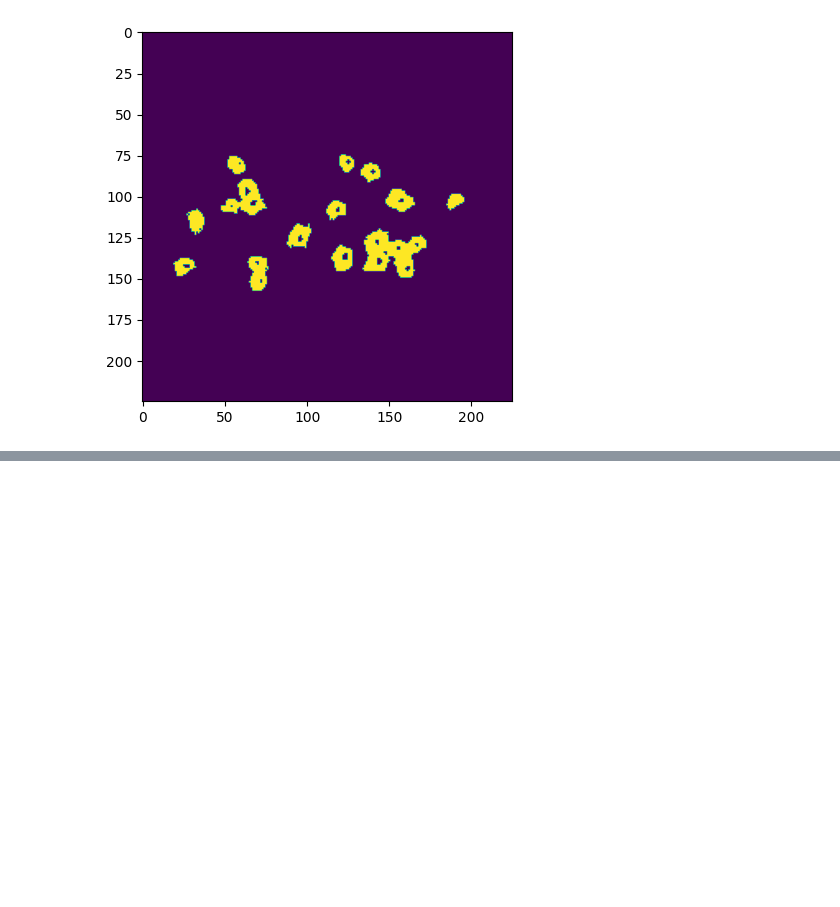
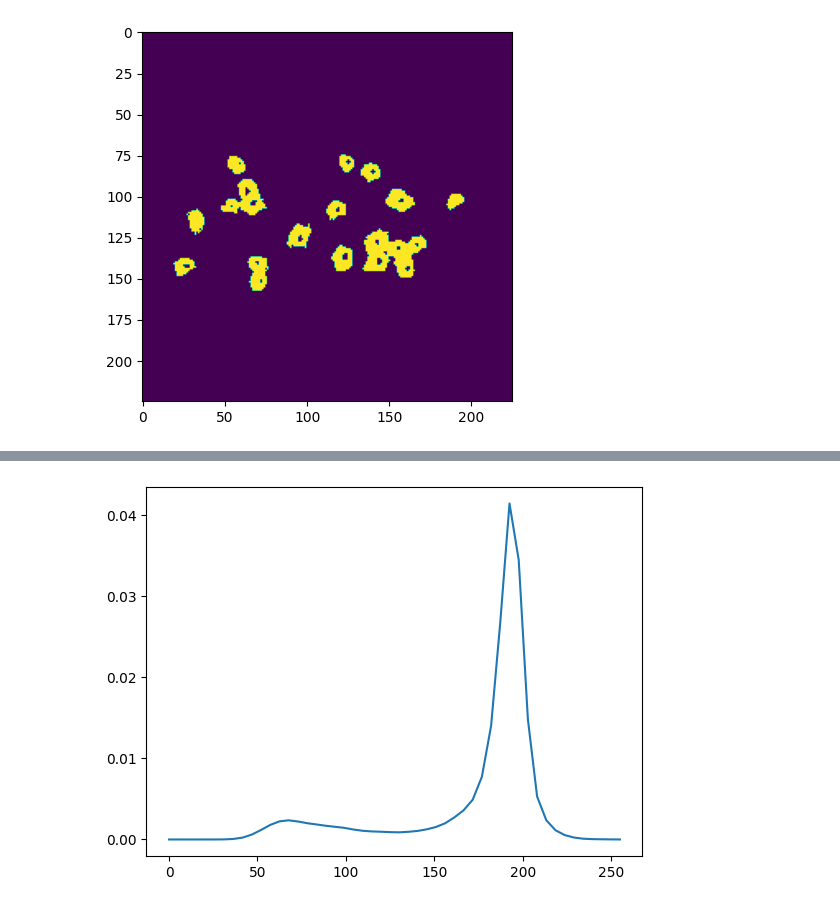
Before and after one commit to OMRIFIJI/python-practicum, a Jupyter notebook: Homework10.ipynb, the cells around one changed output, grey strips where cells are left out. Drawn from its saved outputs; the diff is of its cells as text; code cells hidden in the pictures; blank space fills up the shorter version.

```diff
--- a/Homework10.ipynb
+++ b/Homework10.ipynb
@@ -121,0 +147,6 @@ plt.plot( x, gg(x) );
+# %%
+#Плотность
+pdf = models.gaussian_kde( beans[:,0:,0].flatten());
+plt.plot(x, pdf(x));
+# %% [output]
+[figure, added]
```
Also changed, not shown: parts of 26 cells of this notebook.
